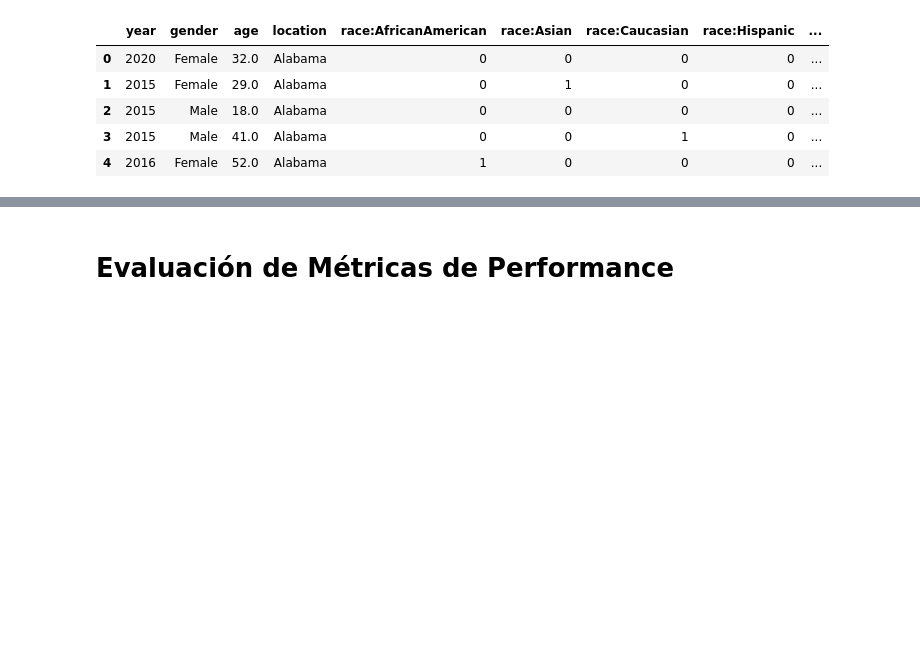
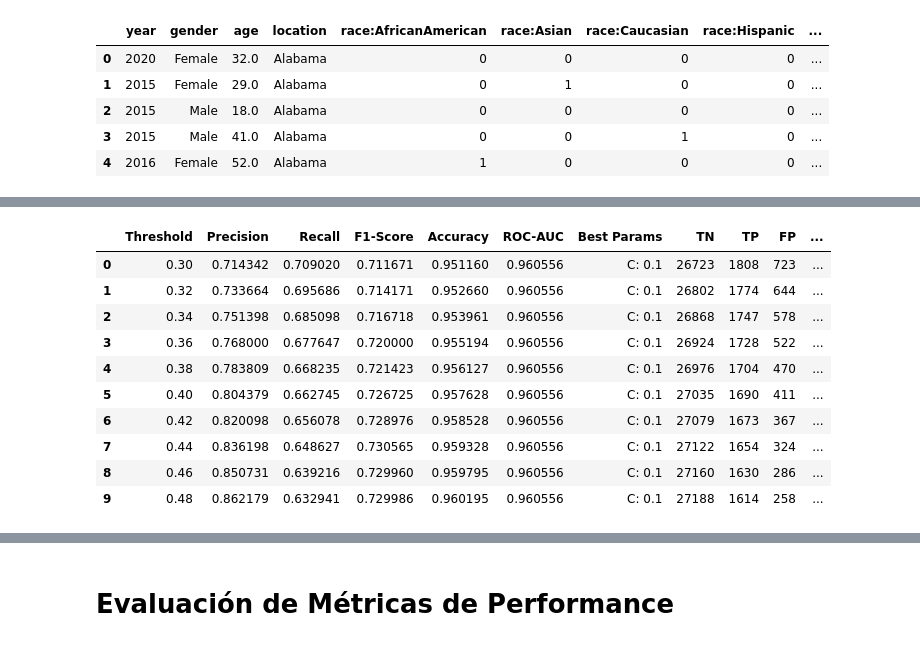
Before and after one commit to tuliorozco/applied-statistics, a Jupyter notebook: docs/c03_proyectoFinal/diabetes_classifier_model.ipynb, the cells around one changed output, grey strips where cells are left out. Drawn from its saved outputs; the diff is of its cells as text; code cells hidden in the pictures; blank space fills up the shorter version.

```diff
--- a/docs/c03_proyectoFinal/diabetes_classifier_model.ipynb
+++ b/docs/c03_proyectoFinal/diabetes_classifier_model.ipynb
@@ -78,7 +77,7 @@ data.head()
 | 4 | 2016 | Female | 52.0 | Alabama | 1 | 0 | 0 | 0 | ... |
 # %%
 # Eliminación de observaciones duplicadas
-data1 = data.drop_duplicates()
+data = data.drop_duplicates()
 print(f"Nuevo total de registros: {len(data)}")
-data1.shape
+data.shape
 # %% [output]
@@ -87,12 +86,16 @@ Nuevo total de registros: 100000
 # %%
 # =================================== PREPROCESAMIENTO ===================================
 # 1. Separar las features predictoras (X) de la variable objetivo/target (y).
-X = data1.drop('diabetes', axis=1)
-y = data1['diabetes']
+X = data.drop('diabetes', axis=1)
+y = data['diabetes']
 
 # 2. Clasificar los campos por tipo de variable para el pre-procesamiento adecuado
 numerical_cols = ["age", "bmi", "hbA1c_level", "blood_glucose_level"]
-categorical_cols = [col for col in data1.columns if col not in numerical_cols]
+
+binary_cols = ['race:AfricanAmerican','race:Asian','race:Caucasian',
+               'race:Hispanic','race:Other','hypertension','heart_disease']
+
+categorical_cols = [col for col in data.columns if col not in numerical_cols + binary_cols]
 categorical_cols.remove('diabetes')
 
 
@@ -104,5 +107,6 @@ X_train, X_test, y_train, y_test = train_test_split(
 # 4. Pre-procesamiento de los datos
 preprocessor = ColumnTransformer(transformers=[
     ("cat", OneHotEncoder(drop="first", handle_unknown='ignore'), categorical_cols),
-    ("num", StandardScaler(), numerical_cols)
+    ("num", StandardScaler(), numerical_cols),
+    ("bin", "passthrough", binary_cols)
 ])
@@ -354,0 +288,21 @@ Fitting 5 folds for each of 18 candidates, totalling 90 fits
+# %%
+# Selección de muestra balanceada para evaluar el algoritmo
+from imblearn.combine import SMOTETomek
+
+# Transformar X → numérico
+X_prep = preprocessor.fit_transform(X)
+
+# Ahora sí aplicar SMOTE + Tomek
+smt = SMOTETomek(sampling_strategy=1.0, random_state=42)
+X_res, y_res = smt.fit_resample(X_prep, y)
+
+# Convertir a DataFrame después del resampling
+X_res_df = pd.DataFrame(X_res.toarray())  # .toarray() convierte sparse → numpy
+y_res_df = pd.Series(y_res, name="diabetes")
+
+# Concatenar
+df_res = pd.concat([X_res_df, y_res_df], axis=1)
+
+
+df_balanced = (df_res.groupby("diabetes", group_keys=False)
+                       .apply(lambda x: x.sample(8000, random_state=42)))
@@ -373,7 +459,8 @@ best_config_df.style.hide(axis="index").format({
 # %%
-# Entreaniemto de modelo con algoritmo de Regresión Logística
+# Entreaniemto de modelo con algoritmo de Regresión Logística y evaluación con thresholds entre 0.30 y 0.48
 
-thresholds = [0.3, 0.35, 0.4, 0.45, 0.5]
+# Definición de umbrales para la evaluación.
+thresholds = [round(0.30 + i *0.02, 2) for i in range(10)]
 
 results_df, best_configs = train_LogisticRegression(
     X_train=X_train,
@@ -390,3 +477,17 @@ results_df, best_configs = train_LogisticRegression(
     max_iter=1000,
     random_state=101
 )
+# %%
+results_df
+# %% [output]
+|  | Threshold | Precision | Recall | F1-Score | Accuracy | ROC-AUC | Best Params | TN | TP | FP | ... |
+| 0 | 0.30 | 0.714342 | 0.709020 | 0.711671 | 0.951160 | 0.960556 | C: 0.1 | 26723 | 1808 | 723 | ... |
+| 1 | 0.32 | 0.733664 | 0.695686 | 0.714171 | 0.952660 | 0.960556 | C: 0.1 | 26802 | 1774 | 644 | ... |
+| 2 | 0.34 | 0.751398 | 0.685098 | 0.716718 | 0.953961 | 0.960556 | C: 0.1 | 26868 | 1747 | 578 | ... |
+| 3 | 0.36 | 0.768000 | 0.677647 | 0.720000 | 0.955194 | 0.960556 | C: 0.1 | 26924 | 1728 | 522 | ... |
+| 4 | 0.38 | 0.783809 | 0.668235 | 0.721423 | 0.956127 | 0.960556 | C: 0.1 | 26976 | 1704 | 470 | ... |
+| 5 | 0.40 | 0.804379 | 0.662745 | 0.726725 | 0.957628 | 0.960556 | C: 0.1 | 27035 | 1690 | 411 | ... |
+| 6 | 0.42 | 0.820098 | 0.656078 | 0.728976 | 0.958528 | 0.960556 | C: 0.1 | 27079 | 1673 | 367 | ... |
+| 7 | 0.44 | 0.836198 | 0.648627 | 0.730565 | 0.959328 | 0.960556 | C: 0.1 | 27122 | 1654 | 324 | ... |
+| 8 | 0.46 | 0.850731 | 0.639216 | 0.729960 | 0.959795 | 0.960556 | C: 0.1 | 27160 | 1630 | 286 | ... |
+| 9 | 0.48 | 0.862179 | 0.632941 | 0.729986 | 0.960195 | 0.960556 | C: 0.1 | 27188 | 1614 | 258 | ... |
```
Also changed, not shown: parts of 25 cells of this notebook, 11 other files.
